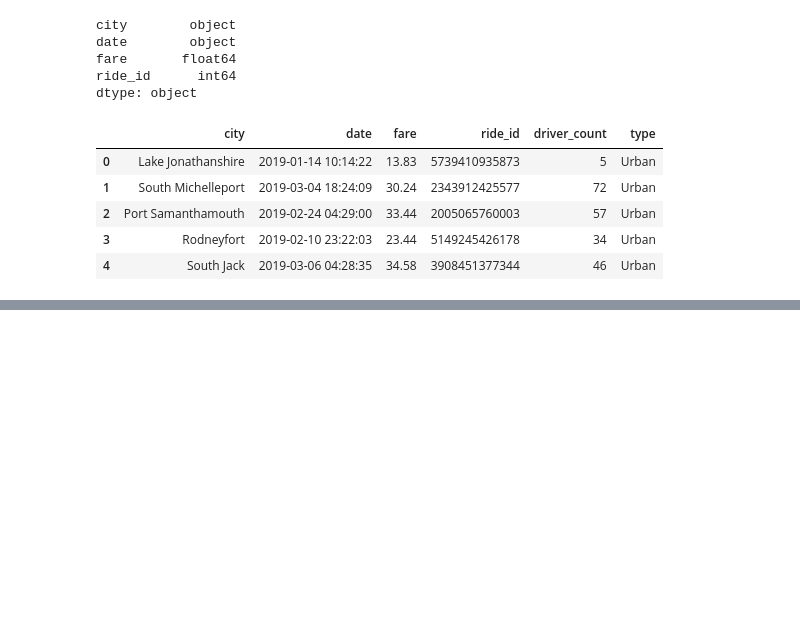
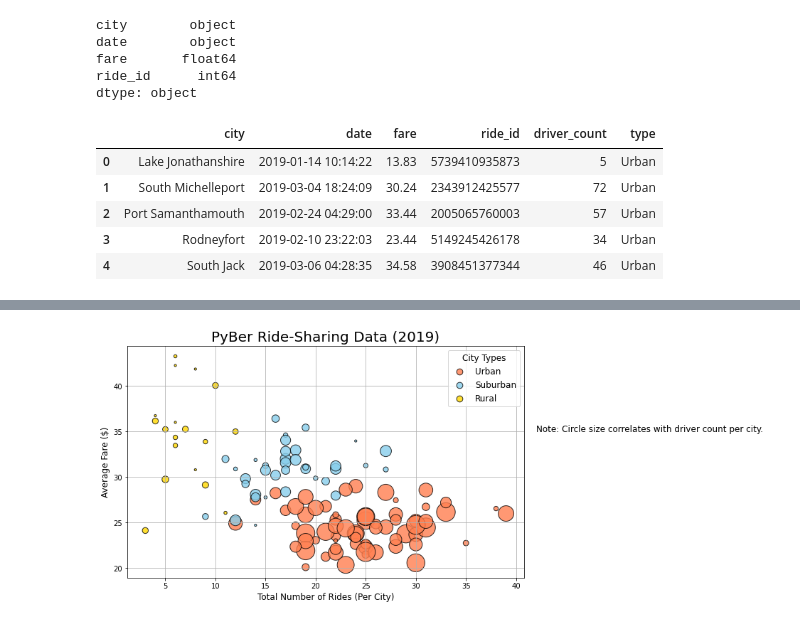
Before and after one commit to robfreed10/PyBer_Analysis, a Jupyter notebook: PyBer.ipynb, the cells around one changed output, grey strips where cells are left out. Saved outputs shown, nothing was run; the diff lists cells and outputs as text; code cells hidden in the pictures; blank space fills up the shorter version.

Commit message:
Add files via upload
updated analysis

```diff
--- a/PyBer.ipynb
+++ b/PyBer.ipynb
@@ -140,0 +310,42 @@ pyber_data_df.head()
+# %%
+# Build the scatter charts for each city type.
+plt.subplots(figsize=(10, 6))
+plt.scatter(urban_ride_count,
+      urban_avg_fare,
+      s=10*urban_driver_count, c="coral",
+      edgecolor="black", linewidths=1,
+      alpha=0.8, label="Urban")
+
+plt.scatter(suburban_ride_count,
+      suburban_avg_fare,
+      s=10*suburban_driver_count, c="skyblue",
+      edgecolor="black", linewidths=1,
+      alpha=0.8, label="Suburban")
+
+plt.scatter(rural_ride_count,
+      rural_avg_fare,
+      s=10*rural_driver_count, c="gold",
+      edgecolor="black", linewidths=1,
+      alpha=0.8, label="Rural")
+
+# Incorporate the other graph properties
+plt.title("PyBer Ride-Sharing Data (2019)", fontsize=20)
+plt.ylabel("Average Fare ($)", fontsize=12)
+plt.xlabel("Total Number of Rides (Per City)", fontsize=12)
+plt.grid(True)
+
+# Add the legend.
+# Create a legend
+lgnd = plt.legend(fontsize="12", mode="Expanded",
+         scatterpoints=1, loc="best", title="City Types")
+lgnd.legendHandles[0]._sizes = [75]
+lgnd.legendHandles[1]._sizes = [75]
+lgnd.legendHandles[2]._sizes = [75]
+lgnd.get_title().set_fontsize(12)
+# Incorporate a text label about circle size.
+plt.text(42, 35, "Note: Circle size correlates with driver count per city.", fontsize="12")
+plt.savefig("Analysis/Fig1.png")
+# Show the plot
+plt.show()
+# %% [output]
+[figure, added]
```
Also changed, not shown: parts of 17 cells of this notebook.
